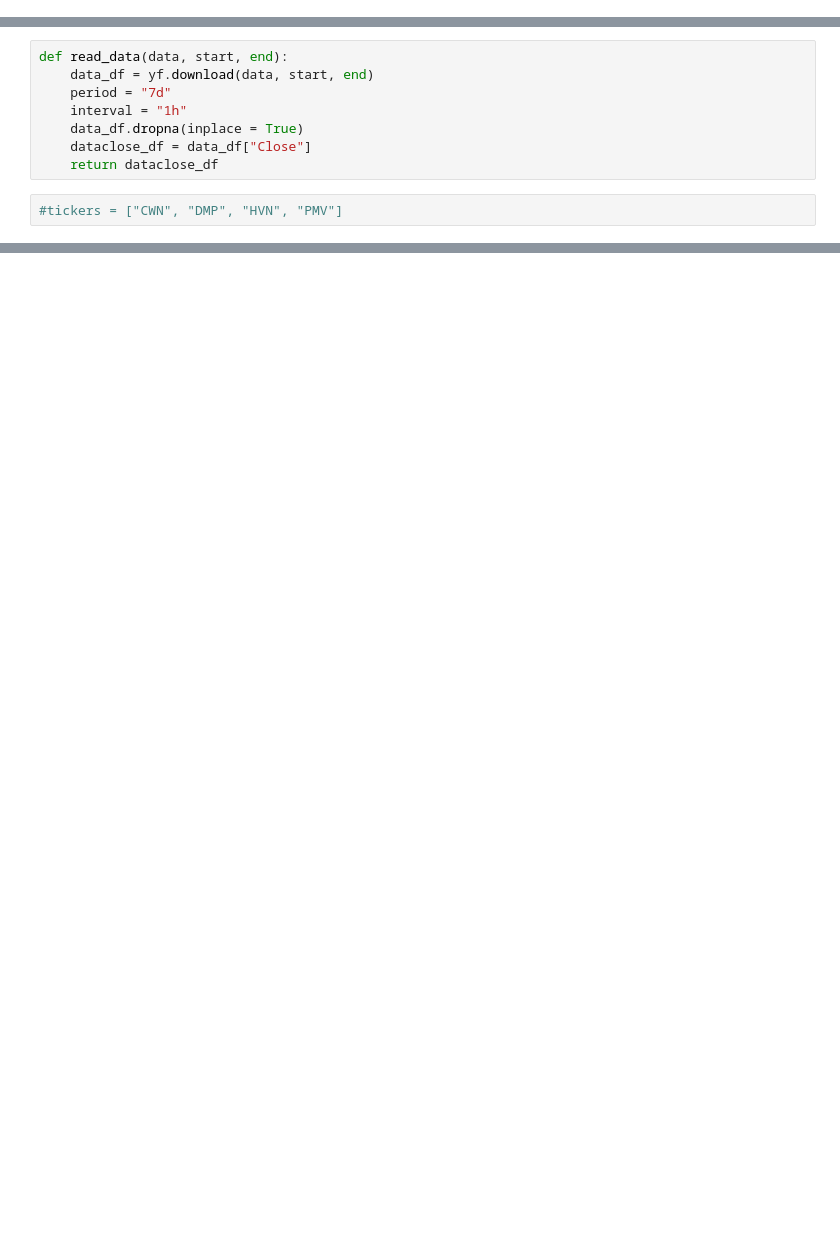
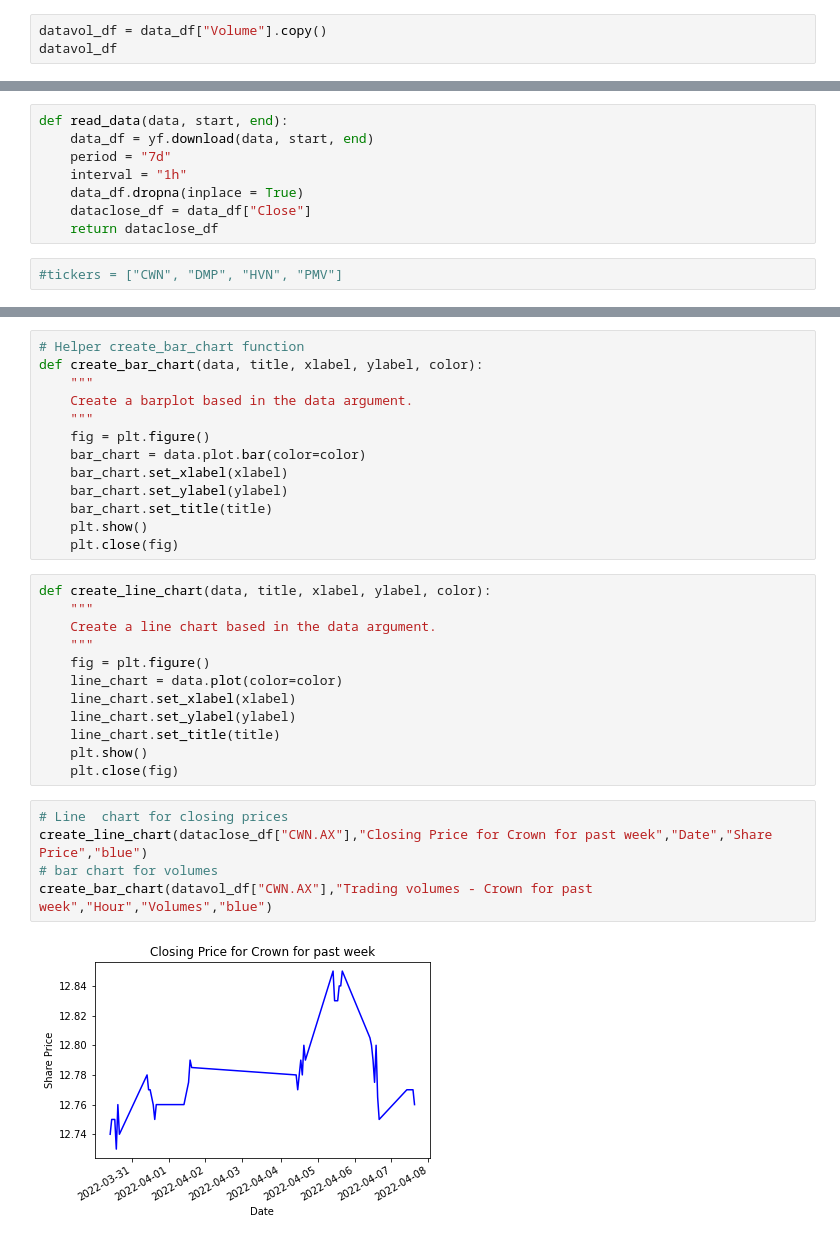
Before and after one commit to LaachH/dream_team, a Jupyter notebook: group3shares.ipynb, the cells around one changed output, grey strips where cells are left out. Cells and saved outputs as stored; diff of their text form; blank space fills up the shorter version.

```diff
--- a/group3shares.ipynb
+++ b/group3shares.ipynb
@@ -51,0 +53,3 @@ dataclose_df
+# %%
+datavol_df = data_df["Volume"].copy()
+datavol_df
@@ -65,0 +86,32 @@ def read_data(data, start, end):
+# %%
+# Helper create_bar_chart function
+def create_bar_chart(data, title, xlabel, ylabel, color):
+    """
+    Create a barplot based in the data argument.
+    """
+    fig = plt.figure()
+    bar_chart = data.plot.bar(color=color)
+    bar_chart.set_xlabel(xlabel)
+    bar_chart.set_ylabel(ylabel)
+    bar_chart.set_title(title)
+    plt.show()
+    plt.close(fig)
+# %%
+def create_line_chart(data, title, xlabel, ylabel, color):
+    """
+    Create a line chart based in the data argument.
+    """
+    fig = plt.figure()
+    line_chart = data.plot(color=color)
+    line_chart.set_xlabel(xlabel)
+    line_chart.set_ylabel(ylabel)
+    line_chart.set_title(title)
+    plt.show()
+    plt.close(fig)
+# %%
+# Line  chart for closing prices
+create_line_chart(dataclose_df["CWN.AX"],"Closing Price for Crown for past week","Date","Share Price","blue")
+# bar chart for volumes
+create_bar_chart(datavol_df["CWN.AX"],"Trading volumes - Crown for past week","Hour","Volumes","blue")
+# %% [output]
+[figure, added]
```
Also changed, not shown: parts of 23 cells of this notebook.
